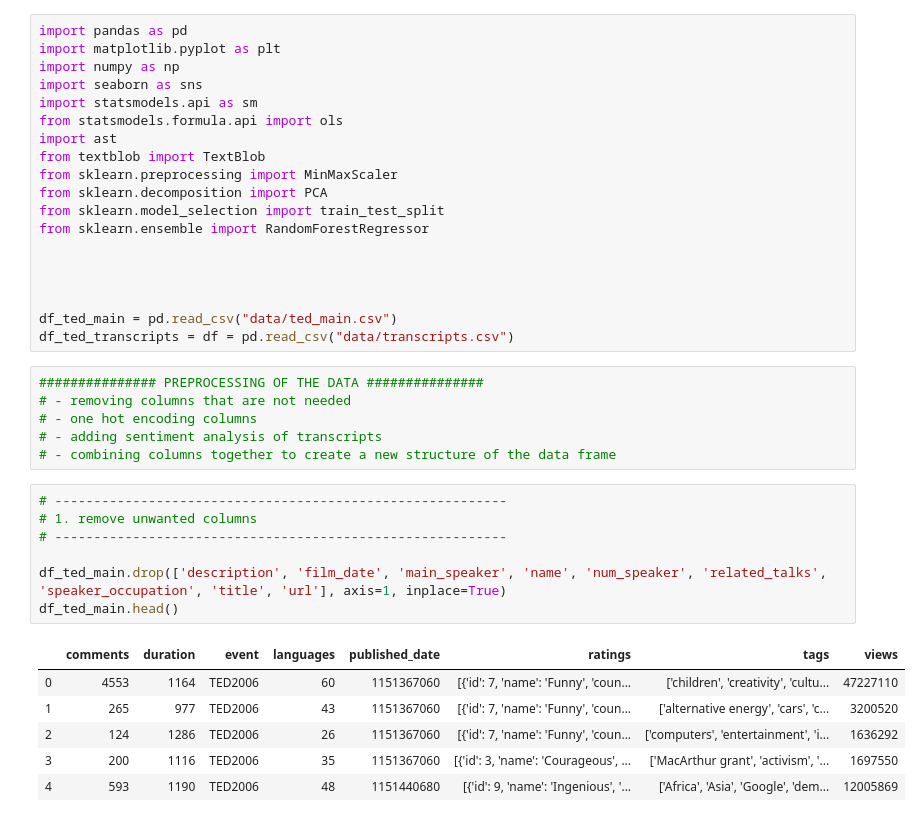
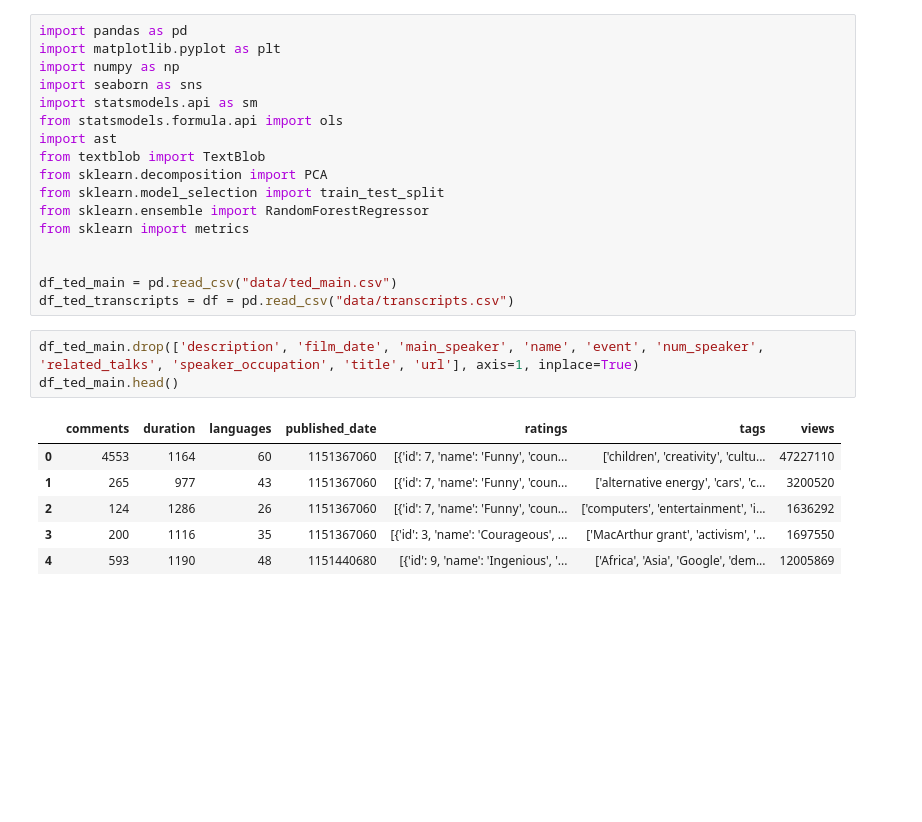
Before and after one commit to Avisikta-Majumdar/TedTalksAnalysis, a Jupyter notebook: Emre's notebook.ipynb, the cells around one changed output. Drawn from its saved outputs; the diff is of its cells as text; blank space fills up the shorter version.

```diff
--- a/Emre's notebook.ipynb
+++ b/Emre's notebook.ipynb
@@ -7,36 +7,24 @@ import statsmodels.api as sm
 from statsmodels.formula.api import ols
 import ast
 from textblob import TextBlob
-from sklearn.preprocessing import MinMaxScaler
 from sklearn.decomposition import PCA
 from sklearn.model_selection import train_test_split
 from sklearn.ensemble import RandomForestRegressor
-
-
+from sklearn import metrics
 
 
 df_ted_main = pd.read_csv("data/ted_main.csv")
 df_ted_transcripts = df = pd.read_csv("data/transcripts.csv")
-# %%
-############### PREPROCESSING OF THE DATA ###############
-# - removing columns that are not needed
-# - one hot encoding columns
-# - adding sentiment analysis of transcripts
-# - combining columns together to create a new structure of the data frame
 # %%
-# ----------------------------------------------------------
-# 1. remove unwanted columns
-# ----------------------------------------------------------
-
-df_ted_main.drop(['description', 'film_date', 'main_speaker', 'name', 'num_speaker', 'related_talks', 'speaker_occupation', 'title', 'url'], axis=1, inplace=True)
+df_ted_main.drop(['description', 'film_date', 'main_speaker', 'name', 'event', 'num_speaker', 'related_talks', 'speaker_occupation', 'title', 'url'], axis=1, inplace=True)
 df_ted_main.head()
 # %% [output]
-|  | comments | duration | event | languages | published_date | ratings | tags | views |
-| 0 | 4553 | 1164 | TED2006 | 60 | 1151367060 | [{'id': 7, 'name': 'Funny', 'coun... | ['children', 'creativity', 'cultu... | 47227110 |
-| 1 | 265 | 977 | TED2006 | 43 | 1151367060 | [{'id': 7, 'name': 'Funny', 'coun... | ['alternative energy', 'cars', 'c... | 3200520 |
-| 2 | 124 | 1286 | TED2006 | 26 | 1151367060 | [{'id': 7, 'name': 'Funny', 'coun... | ['computers', 'entertainment', 'i... | 1636292 |
-| 3 | 200 | 1116 | TED2006 | 35 | 1151367060 | [{'id': 3, 'name': 'Courageous', ... | ['MacArthur grant', 'activism', '... | 1697550 |
-| 4 | 593 | 1190 | TED2006 | 48 | 1151440680 | [{'id': 9, 'name': 'Ingenious', '... | ['Africa', 'Asia', 'Google', 'dem... | 12005869 |
+|  | comments | duration | languages | published_date | ratings | tags | views |
+| 0 | 4553 | 1164 | 60 | 1151367060 | [{'id': 7, 'name': 'Funny', 'coun... | ['children', 'creativity', 'cultu... | 47227110 |
+| 1 | 265 | 977 | 43 | 1151367060 | [{'id': 7, 'name': 'Funny', 'coun... | ['alternative energy', 'cars', 'c... | 3200520 |
+| 2 | 124 | 1286 | 26 | 1151367060 | [{'id': 7, 'name': 'Funny', 'coun... | ['computers', 'entertainment', 'i... | 1636292 |
+| 3 | 200 | 1116 | 35 | 1151367060 | [{'id': 3, 'name': 'Courageous', ... | ['MacArthur grant', 'activism', '... | 1697550 |
+| 4 | 593 | 1190 | 48 | 1151440680 | [{'id': 9, 'name': 'Ingenious', '... | ['Africa', 'Asia', 'Google', 'dem... | 12005869 |
 # %%
 # ----------------------------------------------------------
 # 2. one hot encoding
```
Also changed, not shown: parts of 62 cells of this notebook.
